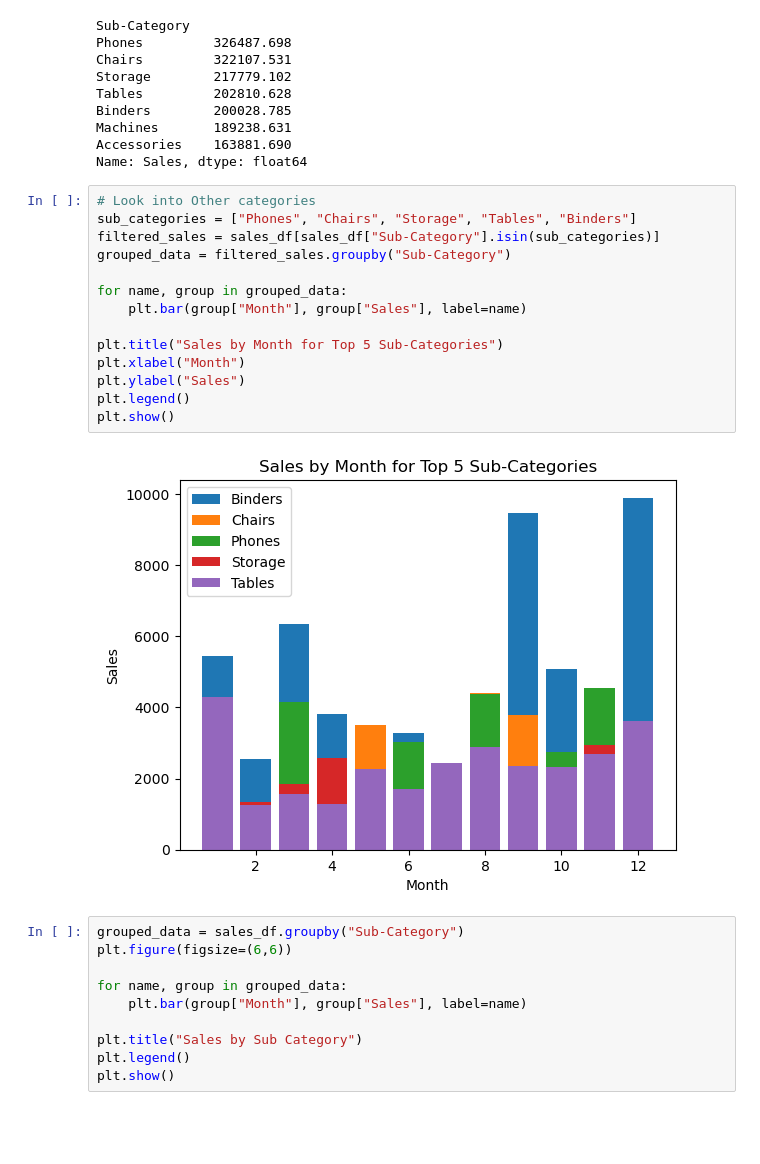
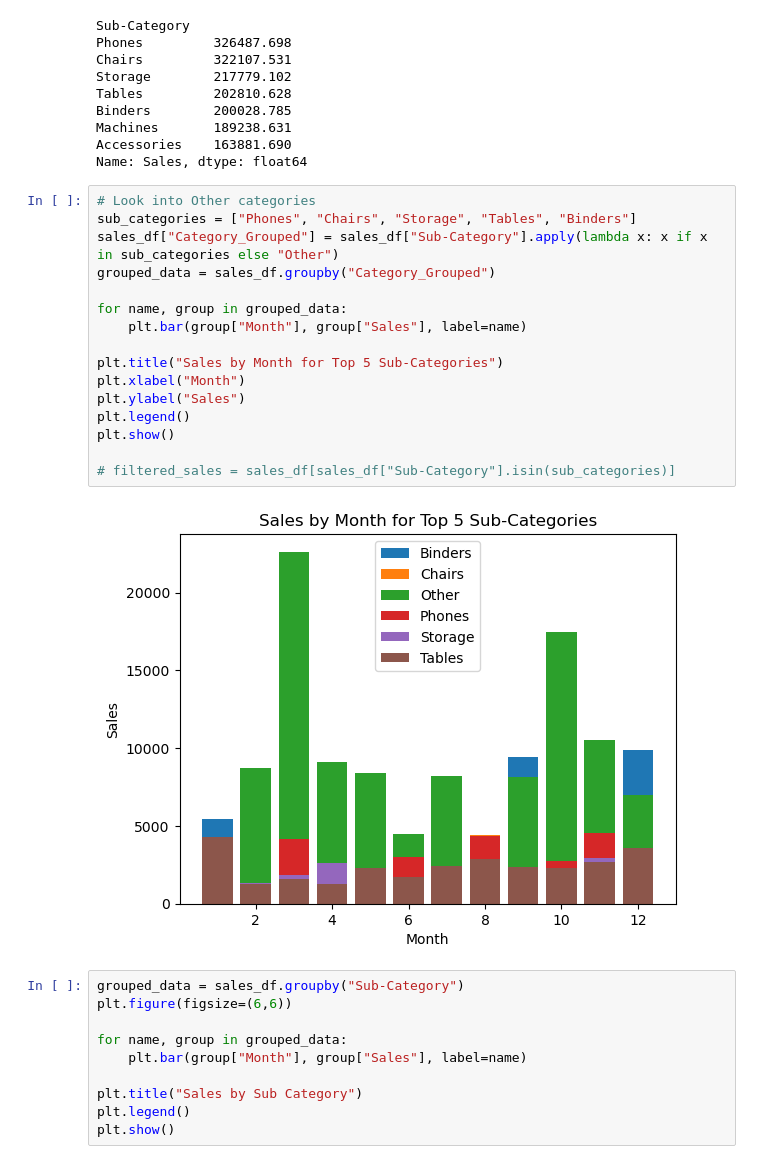
Before and after one commit to Czoperda/project-1, a Jupyter notebook: Sales Data-David.ipynb, the cells around one changed output. Saved outputs shown, nothing was run; the diff lists cells and outputs as text; blank space fills up the shorter version.

```diff
--- a/Sales Data-David.ipynb
+++ b/Sales Data-David.ipynb
@@ -164,19 +164,21 @@ Name: Sales, dtype: float64
 # %%
 # Look into Other categories
 sub_categories = ["Phones", "Chairs", "Storage", "Tables", "Binders"]
-filtered_sales = sales_df[sales_df["Sub-Category"].isin(sub_categories)]
-grouped_data = filtered_sales.groupby("Sub-Category")
+sales_df["Category_Grouped"] = sales_df["Sub-Category"].apply(lambda x: x if x in sub_categories else "Other")
+grouped_data = sales_df.groupby("Category_Grouped")
 
 for name, group in grouped_data:
     plt.bar(group["Month"], group["Sales"], label=name)
 
 plt.title("Sales by Month for Top 5 Sub-Categories")
 plt.xlabel("Month")
 plt.ylabel("Sales")
 plt.legend()
 plt.show()
+
+# filtered_sales = sales_df[sales_df["Sub-Category"].isin(sub_categories)]
 # %% [output]
-[figure, old version]
+[figure, new version]
 # %%
 grouped_data = sales_df.groupby("Sub-Category")
 plt.figure(figsize=(6,6))
```
